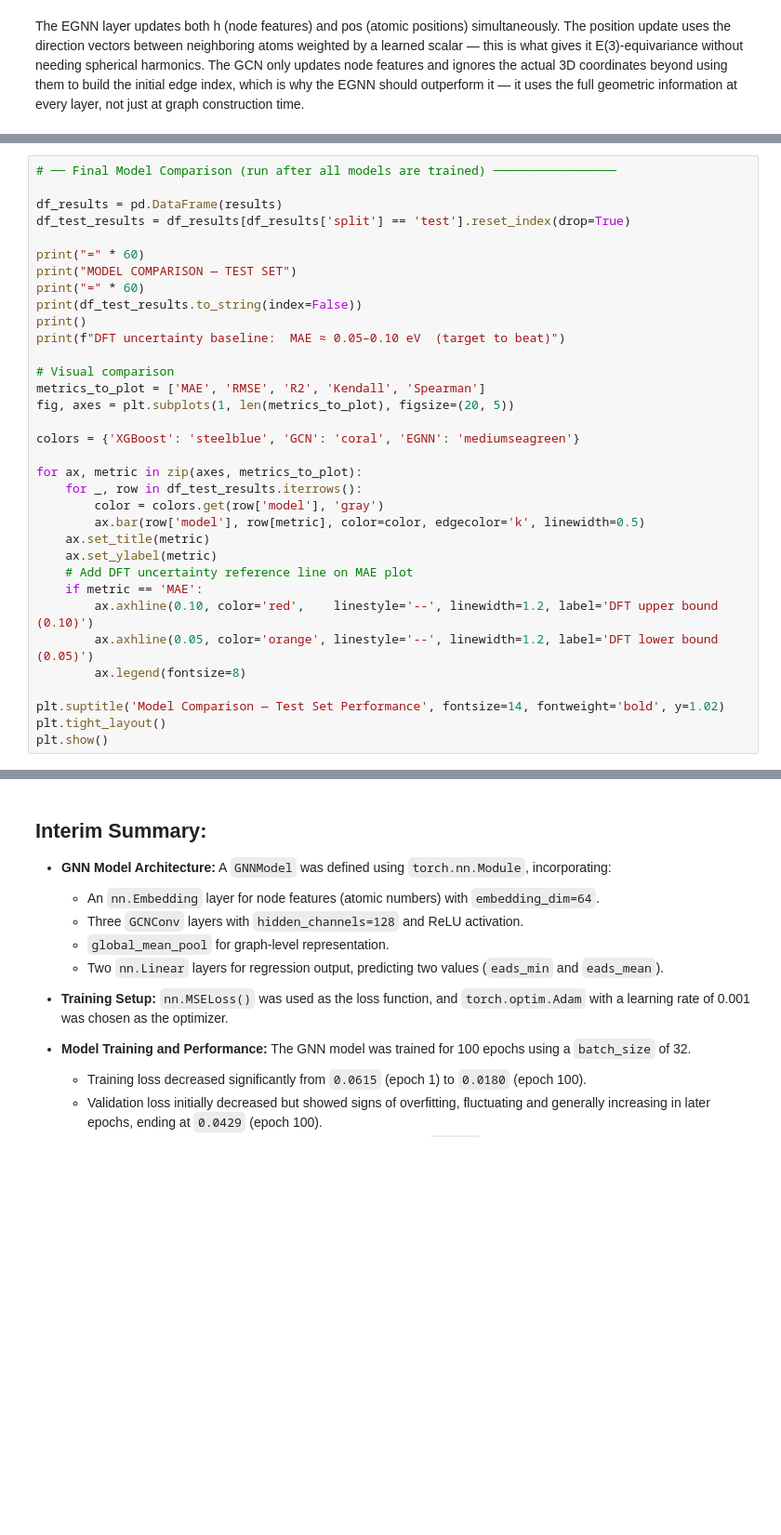
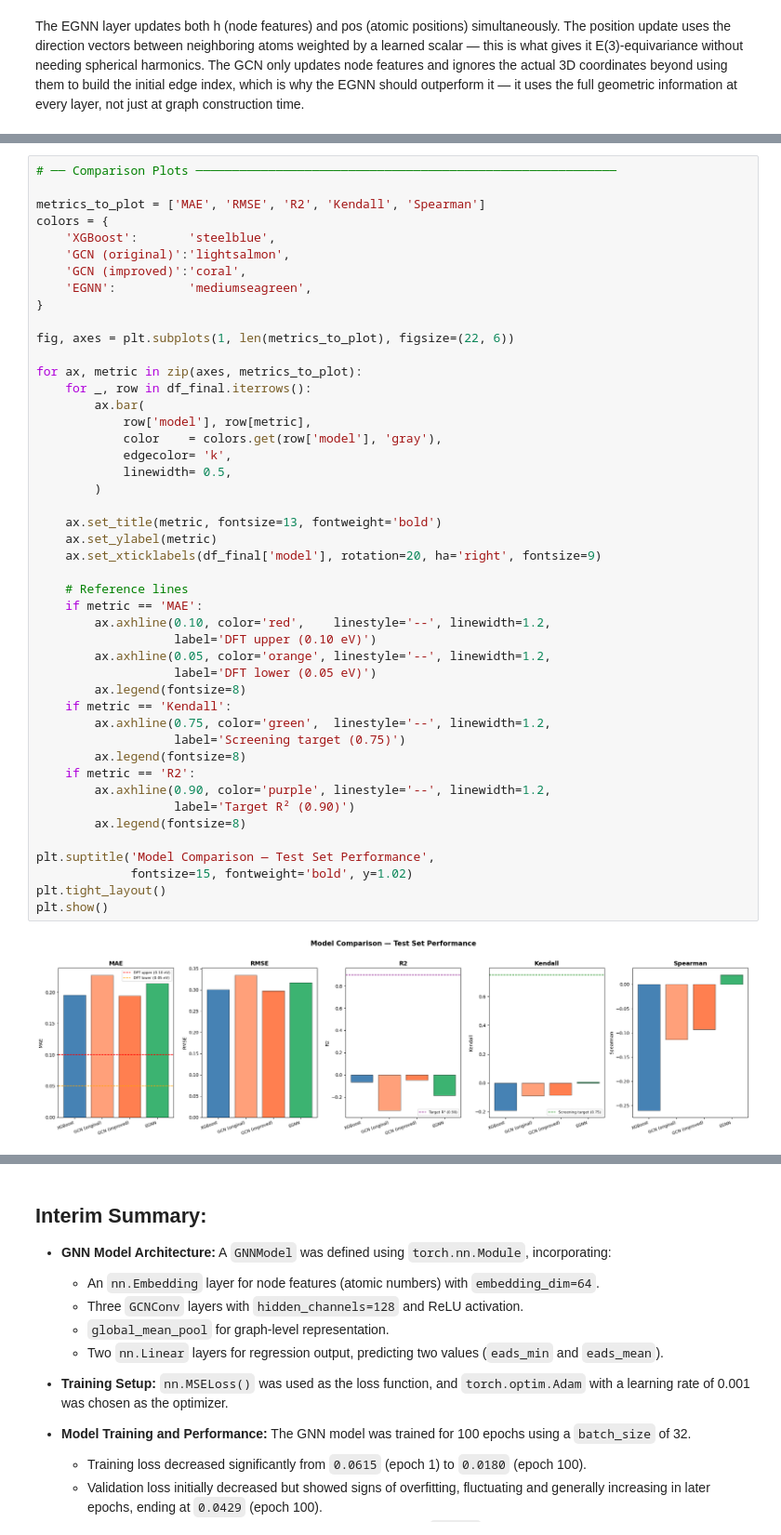
Before and after one commit to semmatoninn/CHE1148_MOFs_AtomicWizards, a Jupyter notebook: MOFs_E3GNN__AtomicWizards.ipynb, the cells around one changed output, grey strips where cells are left out. Shown at 93% size. Saved outputs shown, nothing was run; the diff lists cells and outputs as text; blank space fills up the shorter version.

Commit message:
test comparison

```diff
--- a/MOFs_E3GNN__AtomicWizards.ipynb
+++ b/MOFs_E3GNN__AtomicWizards.ipynb
@@ -1217,34 +1435,48 @@ The EGNN layer updates both h (node features) and pos (atomic positions) simulta
 # %%
-# ── Final Model Comparison (run after all models are trained) ─────────────────
+# ── Comparison Plots ──────────────────────────────────────────────────────────
 
-df_results = pd.DataFrame(results)
-df_test_results = df_results[df_results['split'] == 'test'].reset_index(drop=True)
+metrics_to_plot = ['MAE', 'RMSE', 'R2', 'Kendall', 'Spearman']
+colors = {
+    'XGBoost':       'steelblue',
+    'GCN (original)':'lightsalmon',
+    'GCN (improved)':'coral',
+    'EGNN':          'mediumseagreen',
+}
 
-print("=" * 60)
-print("MODEL COMPARISON — TEST SET")
-print("=" * 60)
-print(df_test_results.to_string(index=False))
-print()
-print(f"DFT uncertainty baseline:  MAE ≈ 0.05–0.10 eV  (target to beat)")
-
-# Visual comparison
-metrics_to_plot = ['MAE', 'RMSE', 'R2', 'Kendall', 'Spearman']
-fig, axes = plt.subplots(1, len(metrics_to_plot), figsize=(20, 5))
-
-colors = {'XGBoost': 'steelblue', 'GCN': 'coral', 'EGNN': 'mediumseagreen'}
+fig, axes = plt.subplots(1, len(metrics_to_plot), figsize=(22, 6))
 
 for ax, metric in zip(axes, metrics_to_plot):
-    for _, row in df_test_results.iterrows():
-        color = colors.get(row['model'], 'gray')
-        ax.bar(row['model'], row[metric], color=color, edgecolor='k', linewidth=0.5)
-    ax.set_title(metric)
+    for _, row in df_final.iterrows():
+        ax.bar(
+            row['model'], row[metric],
+            color    = colors.get(row['model'], 'gray'),
+            edgecolor= 'k',
+            linewidth= 0.5,
+        )
+
+    ax.set_title(metric, fontsize=13, fontweight='bold')
     ax.set_ylabel(metric)
-    # Add DFT uncertainty reference line on MAE plot
+    ax.set_xticklabels(df_final['model'], rotation=20, ha='right', fontsize=9)
+
+    # Reference lines
     if metric == 'MAE':
-        ax.axhline(0.10, color='red',    linestyle='--', linewidth=1.2, label='DFT upper bound (0.10)')
-        ax.axhline(0.05, color='orange', linestyle='--', linewidth=1.2, label='DFT lower bound (0.05)')
+        ax.axhline(0.10, color='red',    linestyle='--', linewidth=1.2,
+                   label='DFT upper (0.10 eV)')
+        ax.axhline(0.05, color='orange', linestyle='--', linewidth=1.2,
+                   label='DFT lower (0.05 eV)')
+        ax.legend(fontsize=8)
+    if metric == 'Kendall':
+        ax.axhline(0.75, color='green',  linestyle='--', linewidth=1.2,
+                   label='Screening target (0.75)')
+        ax.legend(fontsize=8)
+    if metric == 'R2':
+        ax.axhline(0.90, color='purple', linestyle='--', linewidth=1.2,
+                   label='Target R² (0.90)')
         ax.legend(fontsize=8)
 
-plt.suptitle('Model Comparison — Test Set Performance', fontsize=14, fontweight='bold', y=1.02)
+plt.suptitle('Model Comparison — Test Set Performance',
+             fontsize=15, fontweight='bold', y=1.02)
 plt.tight_layout()
 plt.show()
+# %% [output]
+[figure, added]
```
Also changed, not shown: parts of 36 cells of this notebook.
